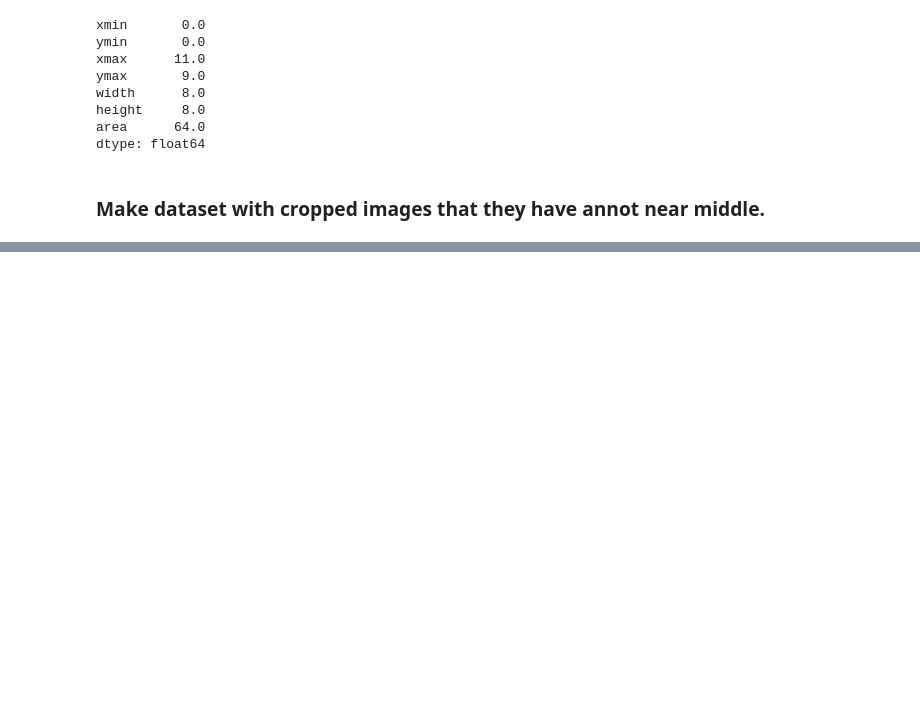
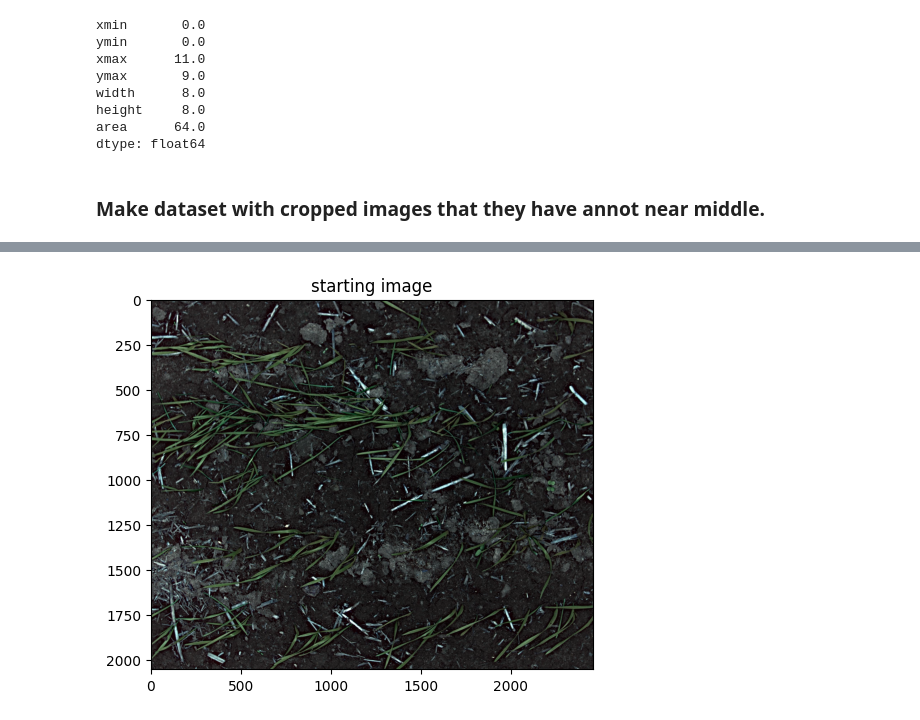
Before and after one commit to ManosMpampis/opendr, a Jupyter notebook: projects/python/perception/object_detection_2d/nanodet/dataset_manager.ipynb, the cells around one changed output, grey strips where cells are left out. Drawn from its saved outputs; the diff is of its cells as text; code cells hidden in the pictures; blank space fills up the shorter version.

```diff
--- a/projects/python/perception/object_detection_2d/nanodet/dataset_manager.ipynb
+++ b/projects/python/perception/object_detection_2d/nanodet/dataset_manager.ipynb
@@ -1091,0 +1330,9 @@ for split in splits:
+# %%
+start_name = list_of_dfs[0].iloc[0]["name"][:-4]
+starting_image = cv2.imread(f"{save_big_annot}/black_images/{start_name}.jpg")
+# %%
+plt.imshow(starting_image)
+plt.title(f'starting image')
+plt.show()
+# %% [output]
+[figure, added]
```
Also changed, not shown: parts of 7 cells of this notebook, 3 other files.
